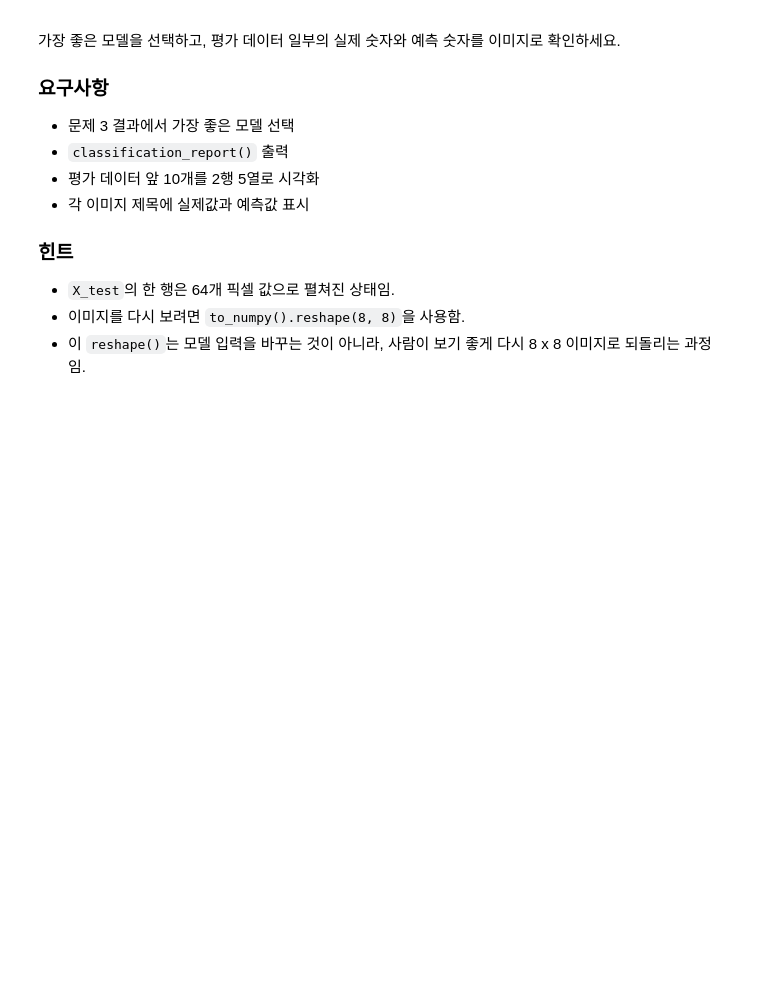
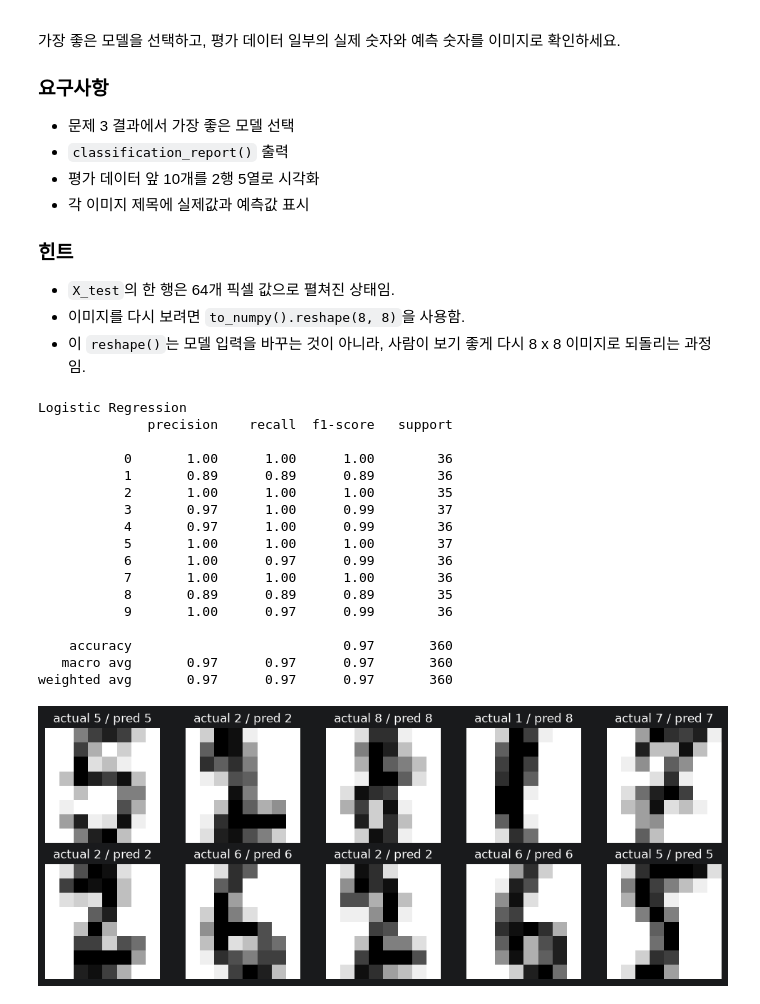
Before and after one commit to RabbitTasteDog-PRO/06_machine_learning, a Jupyter notebook: 99_practice/00_digits_image_classification.ipynb, the cells around one changed output. Saved outputs shown, nothing was run; the diff lists cells and outputs as text; code cells hidden in the pictures; blank space fills up the shorter version.

```diff
--- a/99_practice/00_digits_image_classification.ipynb
+++ b/99_practice/00_digits_image_classification.ipynb
@@ -115,9 +136,19 @@ Digits 데이터가 이미지 형태와 모델 학습용 표 형태를 모두
 - KNN과 Logistic Regression은 feature 스케일 영향을 받을 수 있으므로 스케일링을 적용함.
 # %%
 # 작성: train_test_split()으로 학습/평가 데이터를 분리하세요.
-
+X_train, X_test, y_train, y_test = train_test_split(
+    X,
+    y,
+    test_size=0.2,
+    random_state=42,
+    stratify=y)
 
 # 작성: StandardScaler()로 학습/평가 데이터를 스케일링하세요.
-
+scaler = StandardScaler()
+X_train_scaled = scaler.fit_transform(X_train)
+X_test_scaled = scaler.transform(X_test)
 
 # 작성: 분리 결과 shape를 출력하세요.
+
+print(X_train_scaled.shape, y_train.shape)  # (1437, 64) (1437,) 1437개의 데이터를 학습했고
+print(X_test_scaled.shape, y_test.shape)  # (360, 64) (360,)
@@ -162,9 +227,44 @@ KNN, Logistic Regression, Random Forest를 학습하고 평가 데이터 accurac
 - 이 `reshape()`는 모델 입력을 바꾸는 것이 아니라, 사람이 보기 좋게 다시 8 x 8 이미지로 되돌리는 과정임.
 # %%
 # 작성: result_df에서 평가 accuracy가 가장 높은 모델 이름을 찾으세요.
+best_model_name = result_df.loc[result_df['test_accuracy'].idxmax(), 'model']
+print(best_model_name)
 
-
+best_model = models[best_model_name]
 # 작성: 선택한 모델로 평가 데이터를 예측하고 classification_report()를 출력하세요.
-
+y_pred = best_model.predict(X_test_scaled)
+print(classification_report(y_test, y_pred))
 
 # 작성: 평가 데이터 앞 10개 이미지를 actual/pred와 함께 시각화하세요.
+fig, axes = plt.subplots(2, 5, figsize=(10, 4))
+for ax, row_idx in zip(axes.ravel(), range(10)):
+    # X_test의 한 행은 64개 픽셀 값이므로, 시각화를 위해 8x8 이미지로 되돌림.
+    image = X_test.iloc[row_idx].to_numpy().reshape(-1, 8)
+    actual = y_test.iloc[row_idx]
+    pred = y_pred[row_idx]
+
+    ax.imshow(image, cmap='gray_r')
+    ax.set_title(f'actual {actual} / pred {pred}')
+    ax.axis('off')
+
+plt.tight_layout()
+plt.show()
+# %% [output]
+Logistic Regression
+              precision    recall  f1-score   support
+
+           0       1.00      1.00      1.00        36
+           1       0.89      0.89      0.89        36
+           2       1.00      1.00      1.00        35
+           3       0.97      1.00      0.99        37
+           4       0.97      1.00      0.99        36
+           5       1.00      1.00      1.00        37
+           6       1.00      0.97      0.99        36
+           7       1.00      1.00      1.00        36
+           8       0.89      0.89      0.89        35
+           9       1.00      0.97      0.99        36
+
+    accuracy                           0.97       360
+   macro avg       0.97      0.97      0.97       360
+weighted avg       0.97      0.97      0.97       360
+[figure, added]
```
Also changed, not shown: parts of 3 cells of this notebook, 1 other file.
